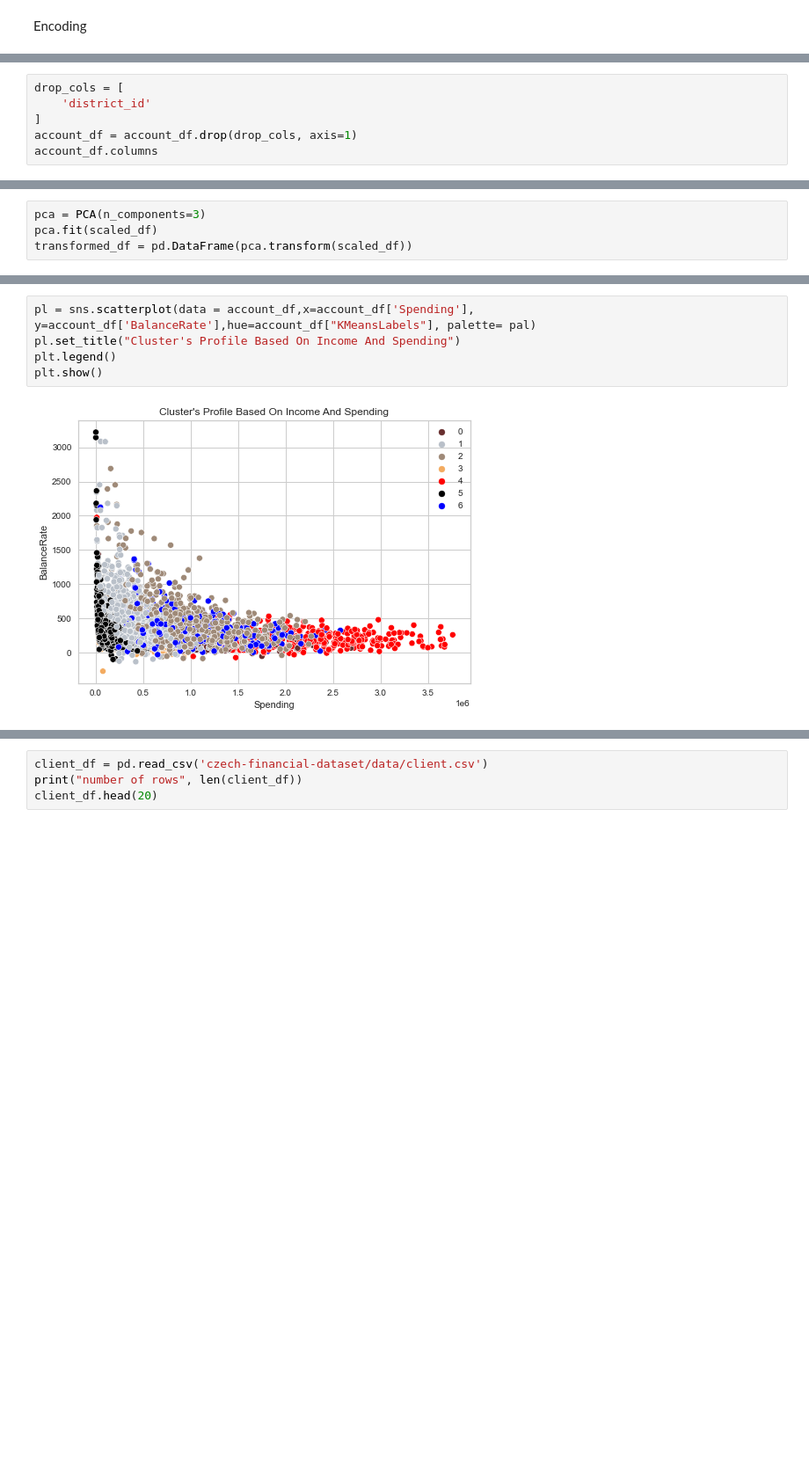
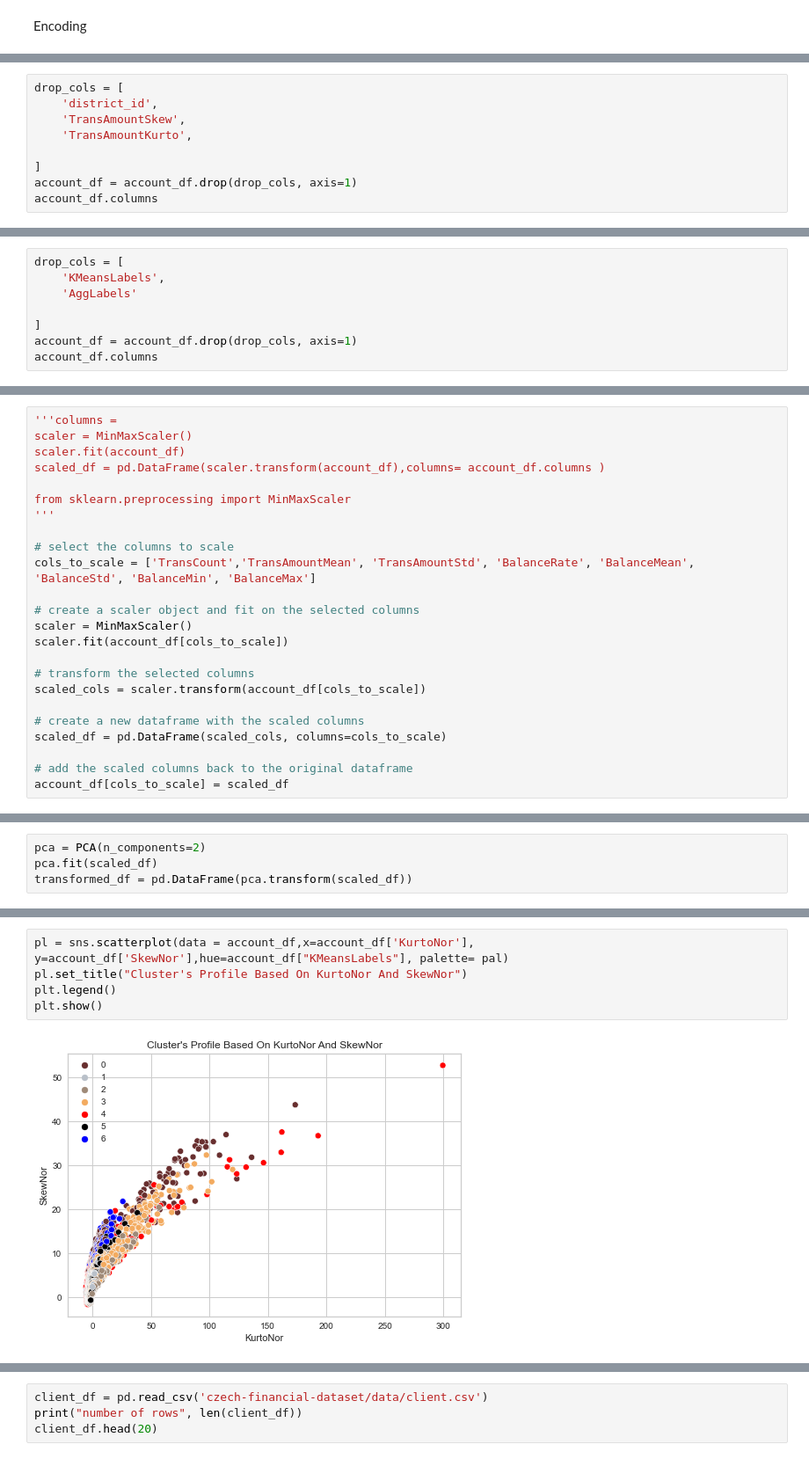
Before and after one commit to reha-hazir/CustomerSegmentation, a Jupyter notebook: FinancialClustering.ipynb, the cells around one changed output, grey strips where cells are left out. Shown at 88% size. Drawn from its saved outputs; the diff is of its cells as text; blank space fills up the shorter version.

```diff
--- a/FinancialClustering.ipynb
+++ b/FinancialClustering.ipynb
@@ -936,6 +1330,9 @@ Text(0.5, 1.0, 'Correlation Matrix')
 # %%
 drop_cols = [
-    'district_id'
+    'district_id',
+    'TransAmountSkew',
+    'TransAmountKurto',
+
 ]
 account_df = account_df.drop(drop_cols, axis=1)
 account_df.columns
@@ -950,0 +1345,8 @@ scaled_df = pd.DataFrame(scaler.transform(account_df),columns= account_df.column
+# %%
+drop_cols = [
+    'KMeansLabels',
+    'AggLabels'
+
+]
+account_df = account_df.drop(drop_cols, axis=1)
+account_df.columns
@@ -950,0 +1367,24 @@ scaled_df = pd.DataFrame(scaler.transform(account_df),columns= account_df.column
+# %%
+'''columns =
+scaler = MinMaxScaler()
+scaler.fit(account_df)
+scaled_df = pd.DataFrame(scaler.transform(account_df),columns= account_df.columns )
+
+from sklearn.preprocessing import MinMaxScaler
+'''
+
+# select the columns to scale
+cols_to_scale = ['TransCount','TransAmountMean', 'TransAmountStd', 'BalanceRate', 'BalanceMean', 'BalanceStd', 'BalanceMin', 'BalanceMax']
+
+# create a scaler object and fit on the selected columns
+scaler = MinMaxScaler()
+scaler.fit(account_df[cols_to_scale])
+
+# transform the selected columns
+scaled_cols = scaler.transform(account_df[cols_to_scale])
+
+# create a new dataframe with the scaled columns
+scaled_df = pd.DataFrame(scaled_cols, columns=cols_to_scale)
+
+# add the scaled columns back to the original dataframe
+account_df[cols_to_scale] = scaled_df
@@ -1014,5 +1542,5 @@ Text(0.5, 1.0, 'Scree Plot')
 # %%
-pca = PCA(n_components=3)
+pca = PCA(n_components=2)
 pca.fit(scaled_df)
 transformed_df = pd.DataFrame(pca.transform(scaled_df))
 # %%
@@ -1082,7 +1610,7 @@ plt.show()
 # %%
-pl = sns.scatterplot(data = account_df,x=account_df['Spending'], y=account_df['BalanceRate'],hue=account_df["KMeansLabels"], palette= pal)
-pl.set_title("Cluster's Profile Based On Income And Spending")
+pl = sns.scatterplot(data = account_df,x=account_df['KurtoNor'], y=account_df['SkewNor'],hue=account_df["KMeansLabels"], palette= pal)
+pl.set_title("Cluster's Profile Based On KurtoNor And SkewNor")
 plt.legend()
 plt.show()
 # %% [output]
-[figure, old version]
+[figure, new version]
```
Also changed, not shown: parts of 63 cells of this notebook.
